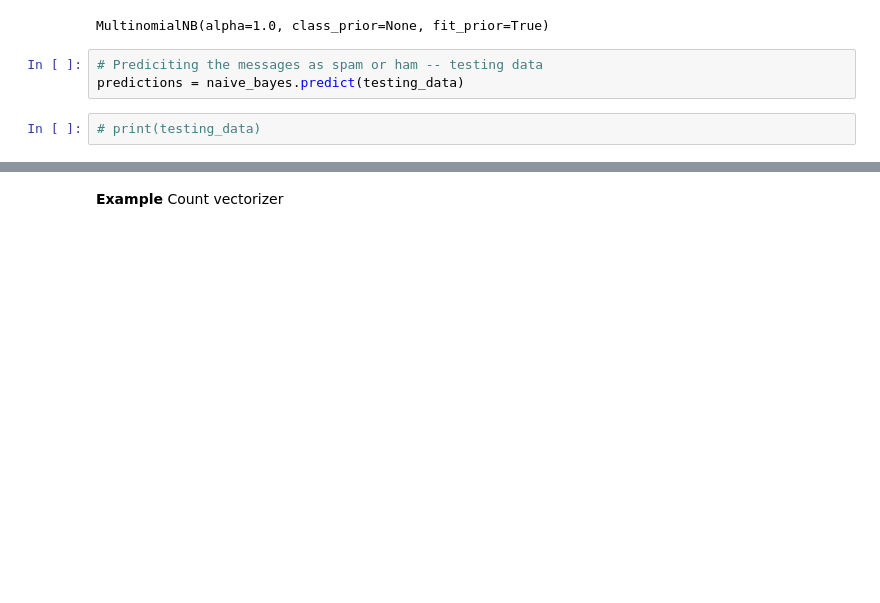
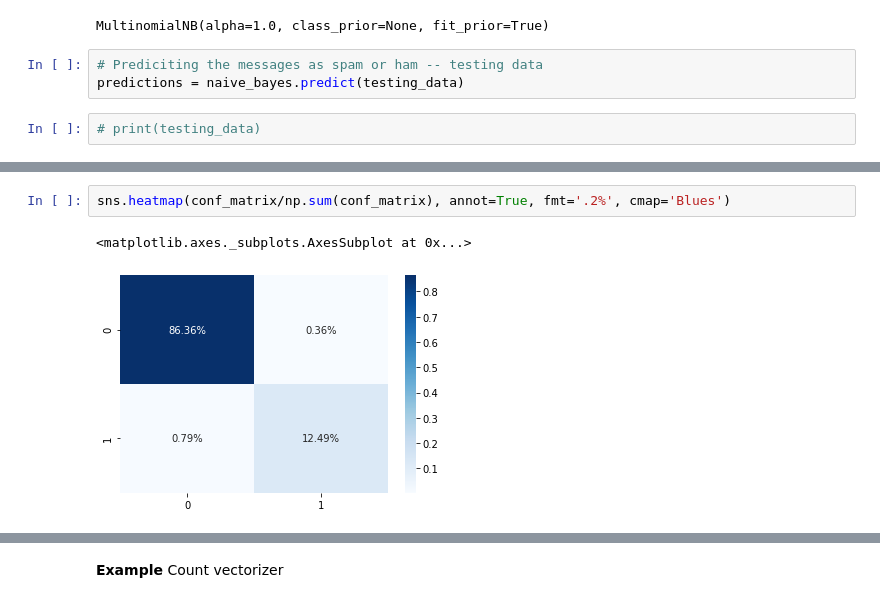
Before and after one commit to borisgarbuzov/AI_business_apps, a Jupyter notebook: Ch 8 naive Bayes/from DS1 Naive_Bayes_spam.ipynb, the cells around one changed output, grey strips where cells are left out. Drawn from its saved outputs; the diff is of its cells as text; blank space fills up the shorter version.

```diff
--- a/Ch 8 naive Bayes/from DS1 Naive_Bayes_spam.ipynb
+++ b/Ch 8 naive Bayes/from DS1 Naive_Bayes_spam.ipynb
@@ -180,3 +294,8 @@ predictions = naive_bayes.predict(testing_data)
+# %%
+sns.heatmap(conf_matrix/np.sum(conf_matrix), annot=True, fmt='.2%', cmap='Blues')
+# %% [output]
+<matplotlib.axes._subplots.AxesSubplot at 0x...>
+[figure, added]
 # %%
 from sklearn.metrics import accuracy_score, precision_score, recall_score, f1_score
 
```
Also changed, not shown: parts of 30 cells of this notebook, 3 other files.
